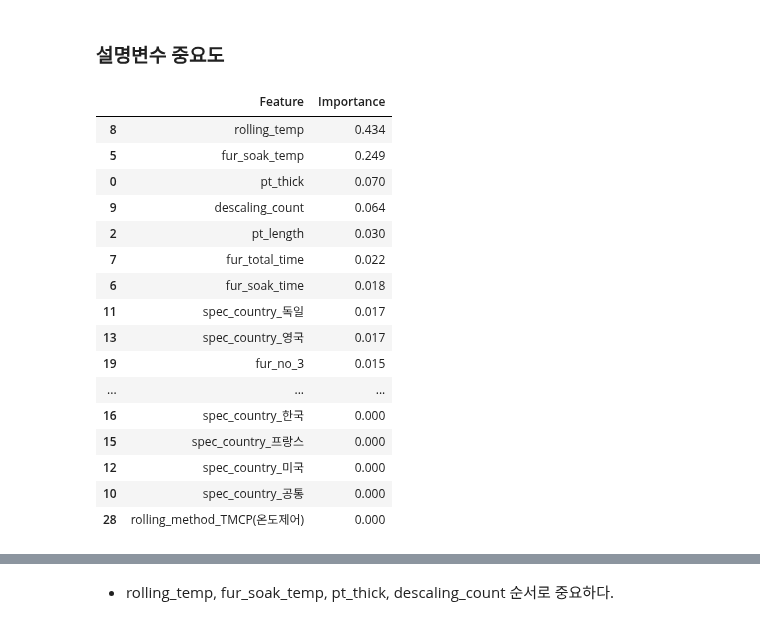
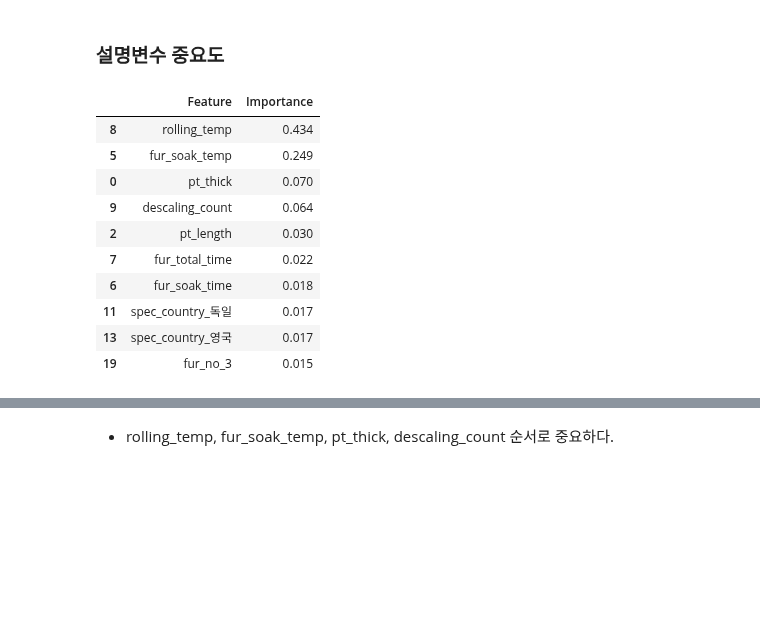
Before and after one commit to Seojiii/plate_project, a Jupyter notebook: scale_xgb.ipynb, the cells around one changed output, grey strips where cells are left out. Cells and saved outputs as stored; diff of their text form; code cells hidden in the pictures; blank space fills up the shorter version.

```diff
--- a/scale_xgb.ipynb
+++ b/scale_xgb.ipynb
@@ -393,15 +412,15 @@ AUC   : 0.9889
    macro avg       0.99      0.98      0.98       285
 weighted avg       0.99      0.99      0.99       285
 # %%
-estimator = XGBClassifier()
-# 구하고자 하는 parameter와 범위
-param_grid = {"learning_rate": para_lr,
-              "max_depth": para_depth,
-              "n_estimators": [200, 250, 300],
-              "gamma": [0, 1, 2]}
-# 정확도가 높은 최적 parameter 찾기
-grid_xgb = GridSearchCV(estimator, param_grid, scoring="f1", n_jobs = -1)
-grid_xgb.fit(df_train_x_rd, df_train_y)
-print("best estimator model: \n{}".format(grid_xgb.best_estimator_))
-print("\nbest parameter: \n{}".format(grid_xgb.best_params_))
-print("\nbest score: \n{}".format(grid_xgb.best_score_.round(3)))
+# estimator = XGBClassifier()
+# # 구하고자 하는 parameter와 범위
+# param_grid = {"learning_rate": para_lr,
+#               "max_depth": para_depth,
+#               "n_estimators": [200, 250, 300],
+#               "gamma": [0, 1, 2]}
+# # 정확도가 높은 최적 parameter 찾기
+# grid_xgb = GridSearchCV(estimator, param_grid, scoring="f1", n_jobs = -1)
+# grid_xgb.fit(df_train_x_rd, df_train_y)
+# print("best estimator model: \n{}".format(grid_xgb.best_estimator_))
+# print("\nbest parameter: \n{}".format(grid_xgb.best_params_))
+# print("\nbest score: \n{}".format(grid_xgb.best_score_.round(3)))
@@ -427,6 +427,6 @@ best score:
 # %%
 # 모델 적합
-grid_best = grid_xgb.best_estimator_
+grid_best = XGBClassifier(gamma=0, learning_rate=0.05, max_depth=3, n_estimators=250)
 grid_best.fit(df_train_x_rd, df_train_y)
 
 # 예측 및 모델 평가:Train
@@ -475,30 +475,25 @@ xgb_final = grid_best
 # %%
 # 변수명
 v_feature_name = df_train_x_rd.columns
 # tree.feature_importances_로 설명변수 중요도 확인 및 테이블로 저장
 df_importance = pd.DataFrame()
 df_importance ["Feature"] = v_feature_name
-df_importance ["Importance"] = xgb_final.feature_importances_
+df_importance ["Importance"] = gb_final.feature_importances_
 # df_feature_importance의 테이블을 중요도별로 정렬
 df_importance .sort_values("Importance", ascending=False, inplace = True)
-df_importance .round(3)
+df_importance10 = df_importance.head(10)
+df_importance10 .round(3)
 # %% [output]
 |  | Feature | Importance |
 | 8 | rolling_temp | 0.434 |
 | 5 | fur_soak_temp | 0.249 |
 | 0 | pt_thick | 0.070 |
 | 9 | descaling_count | 0.064 |
 | 2 | pt_length | 0.030 |
 | 7 | fur_total_time | 0.022 |
 | 6 | fur_soak_time | 0.018 |
 | 11 | spec_country_독일 | 0.017 |
 | 13 | spec_country_영국 | 0.017 |
 | 19 | fur_no_3 | 0.015 |
-| ... | ... | ... |
-| 16 | spec_country_한국 | 0.000 |
-| 15 | spec_country_프랑스 | 0.000 |
-| 12 | spec_country_미국 | 0.000 |
-| 10 | spec_country_공통 | 0.000 |
-| 28 | rolling_method_TMCP(온도제어) | 0.000 |
 # %%
 # 설명변수 중요도 그래프
```
Also changed, not shown: parts of 4 cells of this notebook.
